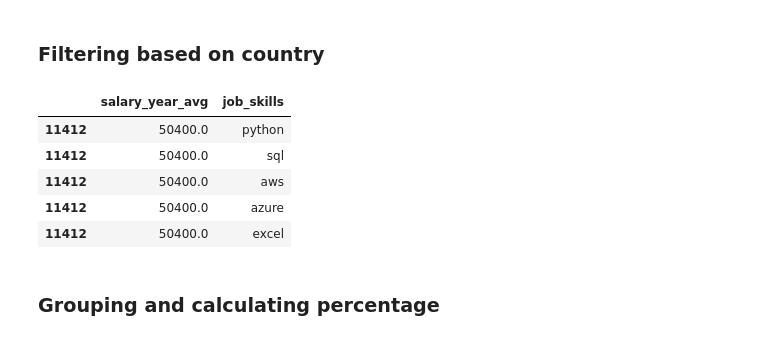
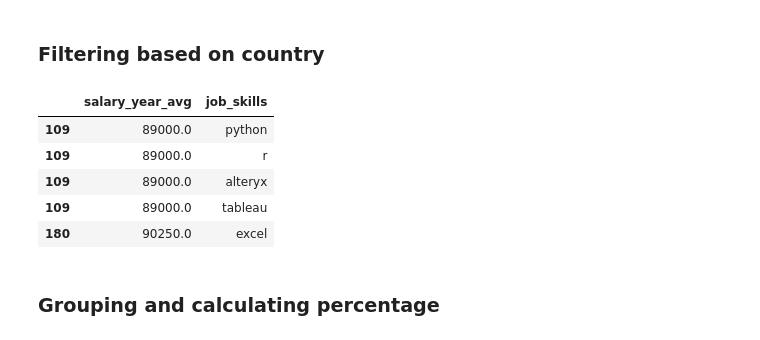
Before and after one commit to Sujalk63/Jobs-Skills-Analysis, a Jupyter notebook: 5_optimal_skills.ipynb, the cells around one changed output. Cells and saved outputs as stored; diff of their text form; code cells hidden in the pictures.

```diff
--- a/5_optimal_skills.ipynb
+++ b/5_optimal_skills.ipynb
@@ -24,22 +24,22 @@ df['job_skills'] = df['job_skills'].apply(lambda x: ast.literal_eval(x) if pd.no
 # %% [markdown]
 ### Filtering based on country
 # %%
-country_name = "India" #stored in a variable so that later we can compare against USA
+country_name = "United States" #stored in a variable so that later we can compare against USA
 
 df_DA = df[(df['job_title_short'] == 'Data Analyst') & (df['job_country'] == country_name)].copy()
 
 df_DA = df_DA.dropna(subset=['salary_year_avg'])
 
 df_DA_exploded = df_DA.explode('job_skills')
 
 df_DA_exploded[['salary_year_avg', 'job_skills']].head(5)
 # %% [output]
 |  | salary_year_avg | job_skills |
-| 11412 | 50400.0 | python |
-| 11412 | 50400.0 | sql |
-| 11412 | 50400.0 | aws |
-| 11412 | 50400.0 | azure |
-| 11412 | 50400.0 | excel |
+| 109 | 89000.0 | python |
+| 109 | 89000.0 | r |
+| 109 | 89000.0 | alteryx |
+| 109 | 89000.0 | tableau |
+| 180 | 90250.0 | excel |
 # %% [markdown]
 ### Grouping and calculating percentage
 # %%
```
Also changed, not shown: parts of 1 cell of this notebook, 3 other files.
